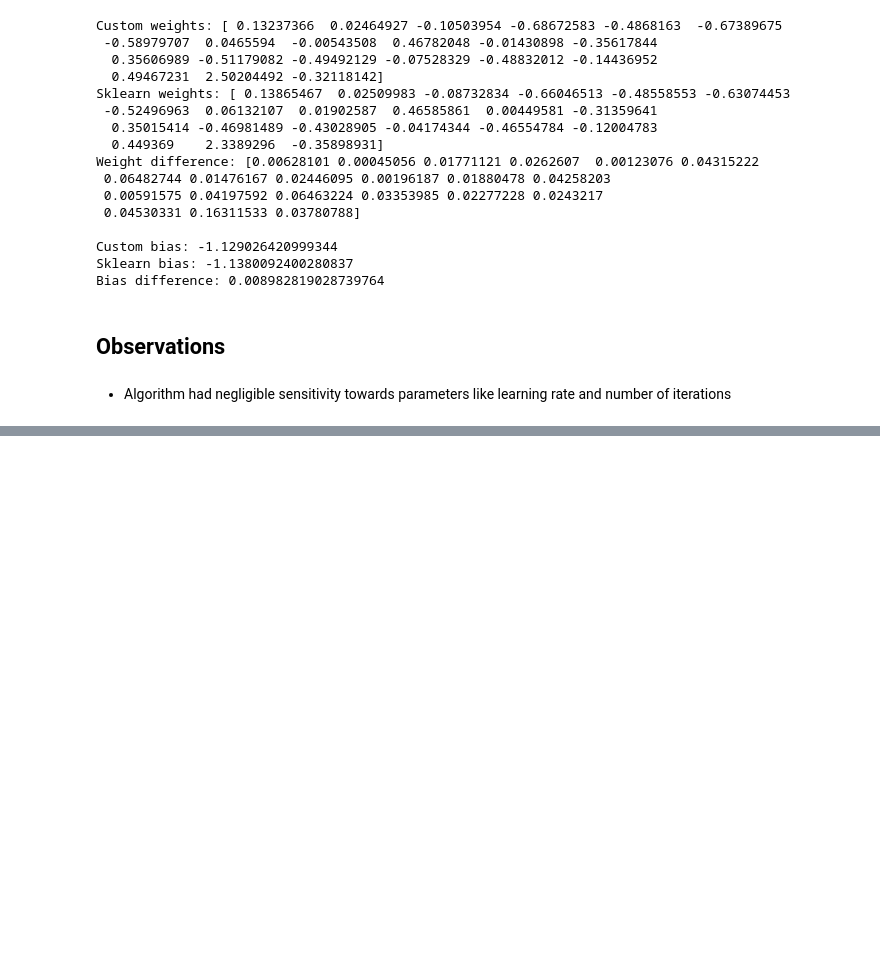
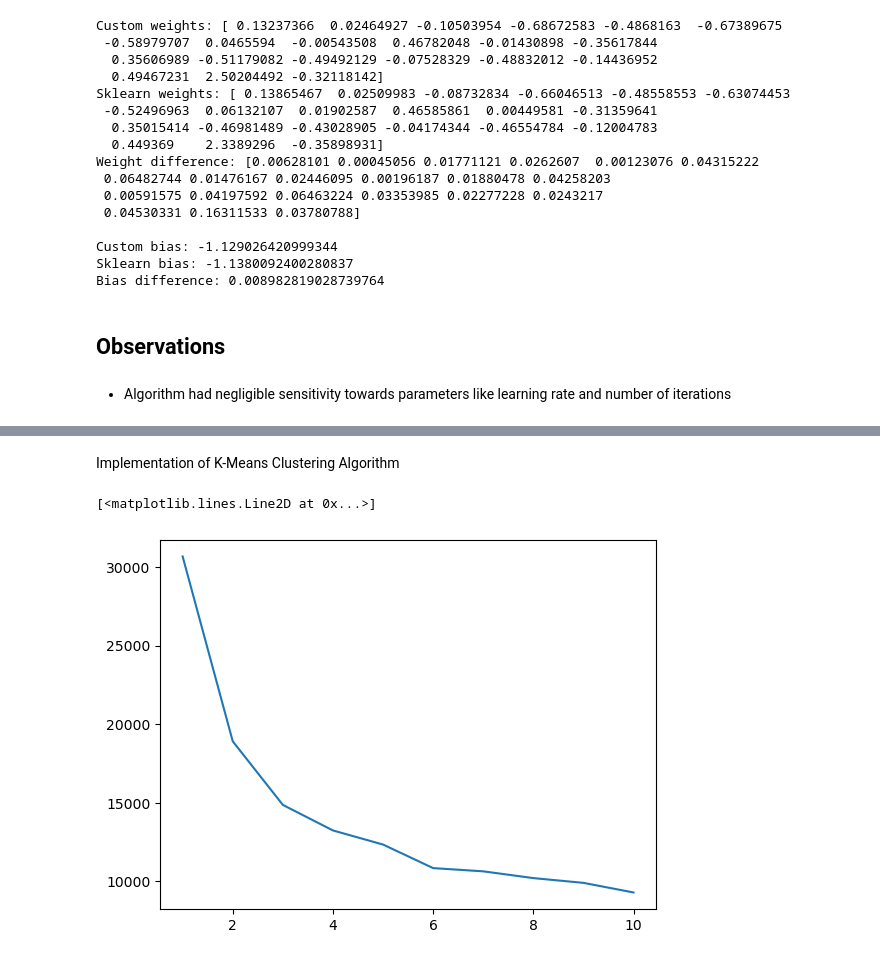
Before and after one commit to ka-rachit/Init_Tasks, a Jupyter notebook: Task2/task2_Rachit.ipynb, the cells around one changed output, grey strips where cells are left out. Saved outputs shown, nothing was run; the diff lists cells and outputs as text; code cells hidden in the pictures; blank space fills up the shorter version.

```diff
--- a/Task2/task2_Rachit.ipynb
+++ b/Task2/task2_Rachit.ipynb
@@ -424,0 +427,2 @@ Bias difference: 0.008982819028739764
+# %% [markdown]
+Implementation of K-Means Clustering Algorithm
@@ -424,0 +485,2 @@ Bias difference: 0.008982819028739764
+# %%
+X_whole_trnf = transformer.fit_transform(X)
@@ -424,0 +489,12 @@ Bias difference: 0.008982819028739764
+# %%
+wcss = []
+
+for i in range(1,11):
+    km = KMeans_custom(n_clusters=i)
+    clust_ass = km.fit_predict(X_whole_trnf)
+    wcss.append(km.calculate_wcss(X_whole_trnf, clust_ass))
+# %%
+plt.plot(range(1,11),wcss)
+# %% [output]
+[<matplotlib.lines.Line2D at 0x...>]
+[figure, added]
```
Also changed, not shown: parts of 11 cells of this notebook.
